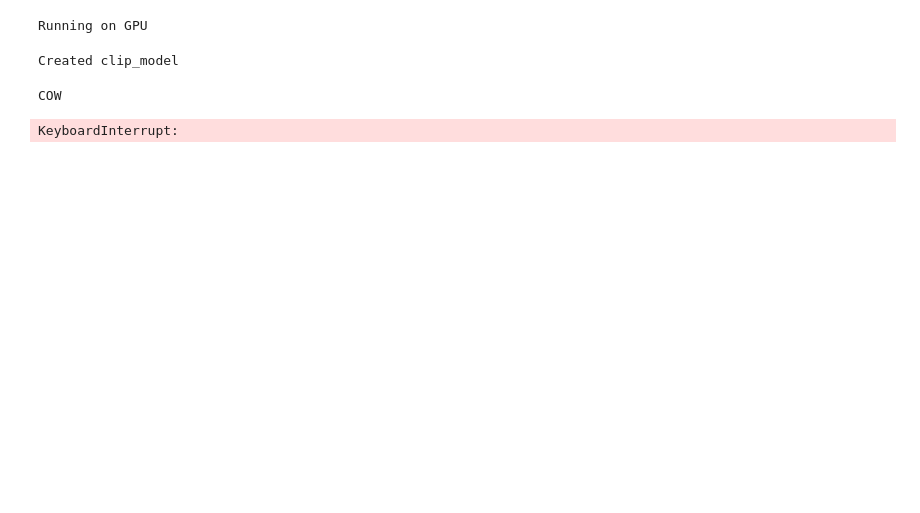
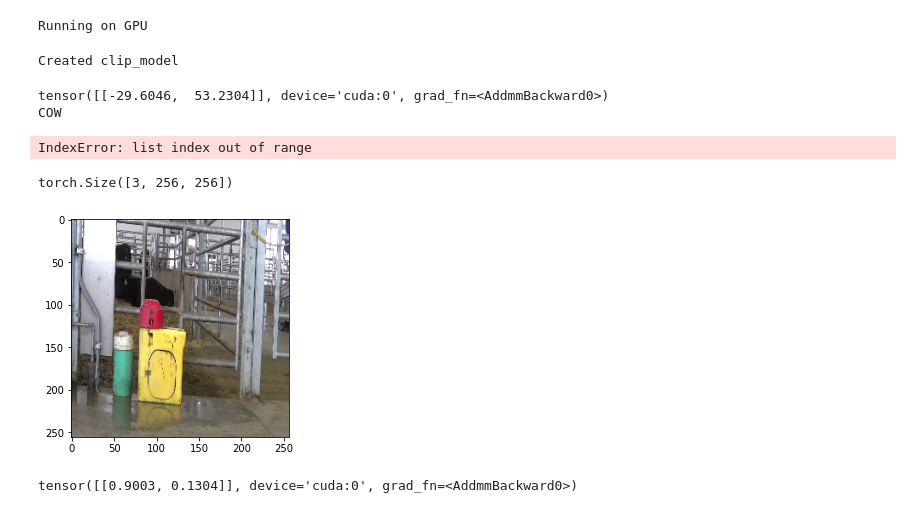
Before and after one commit to ga-holmes/cows_drinking, a Jupyter notebook: get_clips.ipynb, the cells around one changed output. Cells and saved outputs as stored; diff of their text form; code cells hidden in the pictures; blank space fills up the shorter version.

```diff
--- a/get_clips.ipynb
+++ b/get_clips.ipynb
@@ -1,12 +1,13 @@
 # %%
 import cv2
+import matplotlib.pyplot as plt
 
 from trainer import *
 
 import torch
 from torchvision.models import resnet50, resnet18, resnext50_32x4d
 
-WEIGHT_FILE = 'weights/resnet18_alldata_scheduled_10e128bsMSE_Adam_weights_2022-07-26T154435.280020.pth'
+WEIGHT_FILE = 'weights/resnet18_colour_1pen_scheduled_10e128bsMSE_Adam_weights_2022-08-03T153433.203190.pth'
 model = resnet18(pretrained=False)
 LOG_NAME = 'clip_model'
 im_size = 256
@@ -52,12 +56,16 @@ image = torch.from_numpy(image).float().permute(2,0,1).to(device_to_use).unsquee
 # %%
 model.eval()
 
-result = torch.argmax(model(image))
+result = model(image)
+print(result)
+
+result = torch.argmax(result)
 
 if result == 1:
     print('COW')
 else:
     print('EMPTY')
 # %% [output]
+tensor([[-29.6046,  53.2304]], device='cuda:0', grad_fn=<AddmmBackward0>)
 COW
 # %%
@@ -104,9 +152,23 @@ def clip_vid(video_path, model, step=24, im_size=256):
 
     cap.release()
-# %%
-clip_vid('Untitled.mp4', model, step=2, im_size=128)
-# %% [output]
-KeyboardInterrupt:
+# %%
+clip_vid('F:/Deep Learning/drinking/videos_2/18-05-2022/110/MAH00034-0.mp4', model, step=180, val_step=12, im_size=256, allowed_error=24)
+# %% [output]
+IndexError: list index out of range
+# %%
+print(clip[0].shape)
+
+plt.imshow(clip[0].permute(1, 2, 0))
+plt.show()
+
+result = model(clip[0].unsqueeze(0).to(device_to_use))
+argresult = torch.argmax(result)
+
+print(result)
+# %% [output]
+torch.Size([3, 256, 256])
+[figure, added]
+tensor([[0.9003, 0.1304]], device='cuda:0', grad_fn=<AddmmBackward0>)
 # %%
 def clip(path, model, step=24, im_size=256):
 
```
Also changed, not shown: parts of 2 cells of this notebook, 8 other files.
